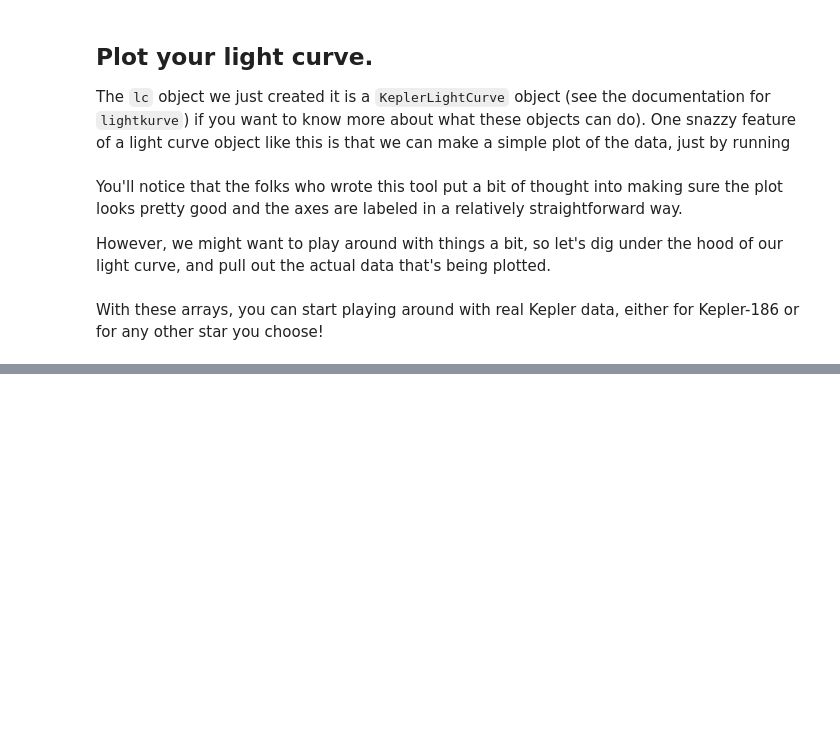
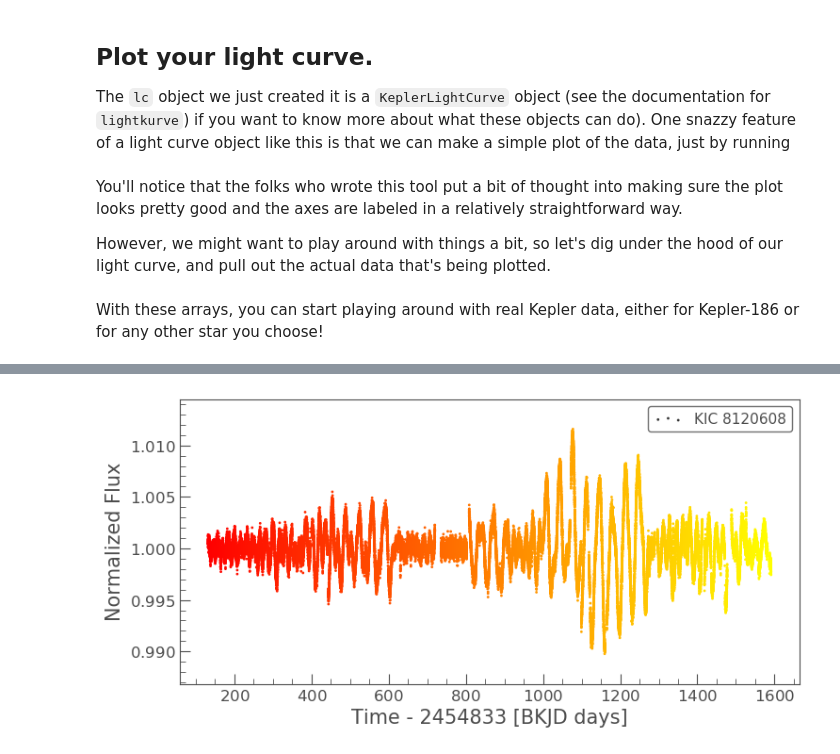
Before and after one commit to zkbt/henrietta, a Jupyter notebook: docs/source/lightcurves.ipynb, the cells around one changed output, grey strips where cells are left out. Cells and saved outputs as stored; diff of their text form; code cells hidden in the pictures; blank space fills up the shorter version.

```diff
--- a/docs/source/lightcurves.ipynb
+++ b/docs/source/lightcurves.ipynb
@@ -43,0 +65,4 @@ With these arrays, you can start playing around with real Kepler data, either fo
+# %%
+lc.scatter(c=lc.time, cmap='autumn');
+# %% [output]
+[figure, added]
```
Also changed, not shown: parts of 13 cells of this notebook, 2 other files.
